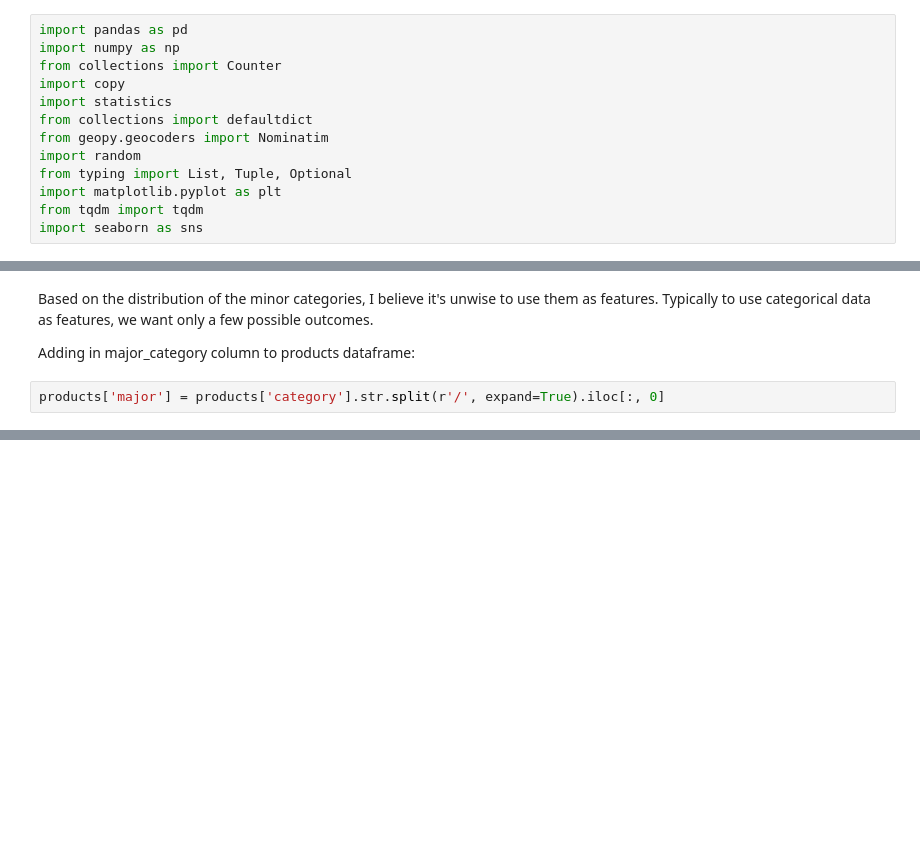
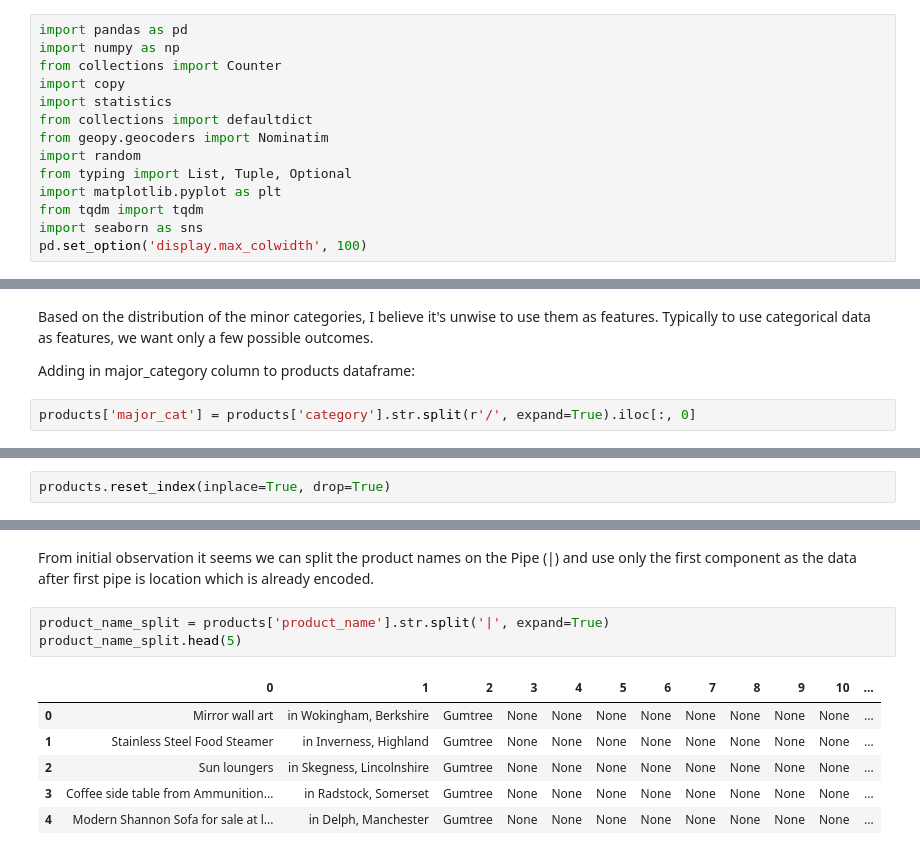
Before and after one commit to tajpatel58/Facebook-Marketplace, a Jupyter notebook: Exploring_Data/cleaning_data.ipynb, the cells around one changed output, grey strips where cells are left out. Saved outputs shown, nothing was run; the diff lists cells and outputs as text; blank space fills up the shorter version.

```diff
--- a/Exploring_Data/cleaning_data.ipynb
+++ b/Exploring_Data/cleaning_data.ipynb
@@ -15,6 +15,7 @@ from typing import List, Tuple, Optional
 import matplotlib.pyplot as plt
 from tqdm import tqdm
 import seaborn as sns
+pd.set_option('display.max_colwidth', 100)
 # %% [markdown]
 Read in Data:
 # %%
@@ -354,7 +319,7 @@ Based on the distribution of the minor categories, I believe it's unwise to use
 
 Adding in major_category column to products dataframe:
 # %%
-products['major'] = products['category'].str.split(r'/', expand=True).iloc[:, 0]
+products['major_cat'] = products['category'].str.split(r'/', expand=True).iloc[:, 0]
 # %%
 products.head()
 # %% [output]
@@ -366,0 +340,2 @@ products.head()
+# %%
+products.reset_index(inplace=True, drop=True)
@@ -366,0 +356,12 @@ products.head()
+# %% [markdown]
+From initial observation it seems we can split the product names on the Pipe (|) and use only the first component as the data after first pipe is location which is already encoded.
+# %%
+product_name_split = products['product_name'].str.split('|', expand=True)
+product_name_split.head(5)
+# %% [output]
+|  | 0 | 1 | 2 | 3 | 4 | 5 | 6 | 7 | 8 | 9 | 10 | ... |
+| 0 | Mirror wall art | in Wokingham, Berkshire | Gumtree | None | None | None | None | None | None | None | None | ... |
+| 1 | Stainless Steel Food Steamer | in Inverness, Highland | Gumtree | None | None | None | None | None | None | None | None | ... |
+| 2 | Sun loungers | in Skegness, Lincolnshire | Gumtree | None | None | None | None | None | None | None | None | ... |
+| 3 | Coffee side table from Ammunition... | in Radstock, Somerset | Gumtree | None | None | None | None | None | None | None | None | ... |
+| 4 | Modern Shannon Sofa for sale at l... | in Delph, Manchester | Gumtree | None | None | None | None | None | None | None | None | ... |
```
Also changed, not shown: parts of 20 cells of this notebook, 2 other files.
